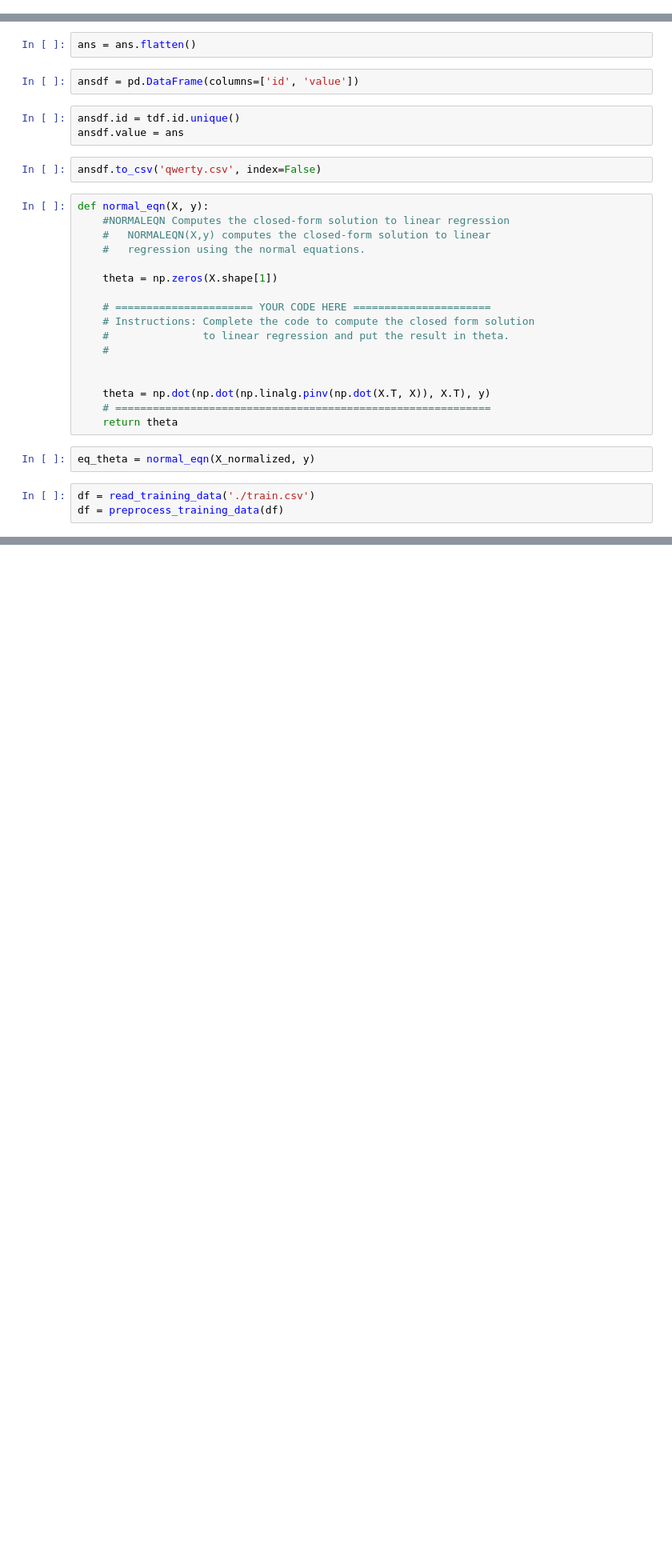
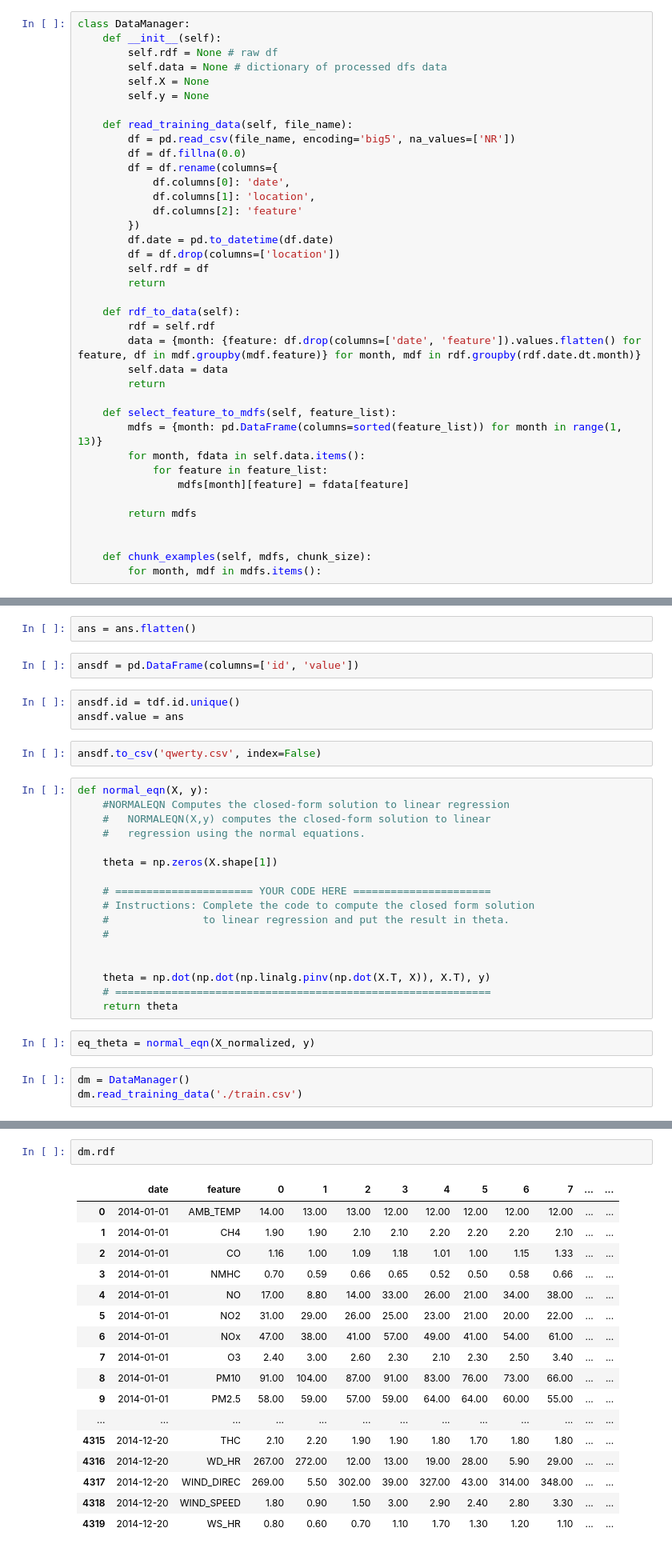
Before and after one commit to cigarbeer/ML2018SPRING, a Jupyter notebook: hw1/Untitled.ipynb, the cells around one changed output, grey strips where cells are left out. Shown at 80% size. Drawn from its saved outputs; the diff is of its cells as text; blank space fills up the shorter version.

```diff
--- a/hw1/Untitled.ipynb
+++ b/hw1/Untitled.ipynb
@@ -1,6 +1,44 @@
 # %%
 import numpy as np
 import pandas as pd
+# %%
+class DataManager:
+    def __init__(self):
+        self.rdf = None # raw df
+        self.data = None # dictionary of processed dfs data
+        self.X = None
+        self.y = None
+
+    def read_training_data(self, file_name):
+        df = pd.read_csv(file_name, encoding='big5', na_values=['NR'])
+        df = df.fillna(0.0)
+        df = df.rename(columns={
+            df.columns[0]: 'date',
+            df.columns[1]: 'location',
+            df.columns[2]: 'feature'
+        })
+        df.date = pd.to_datetime(df.date)
+        df = df.drop(columns=['location'])
+        self.rdf = df
+        return
+
+    def rdf_to_data(self):
+        rdf = self.rdf
+        data = {month: {feature: df.drop(columns=['date', 'feature']).values.flatten() for feature, df in mdf.groupby(mdf.feature)} for month, mdf in rdf.groupby(rdf.date.dt.month)}
+        self.data = data
+        return
+
+    def select_feature_to_mdfs(self, feature_list):
+        mdfs = {month: pd.DataFrame(columns=sorted(feature_list)) for month in range(1, 13)}
+        for month, fdata in self.data.items():
+            for feature in feature_list:
+                mdfs[month][feature] = fdata[feature]
+
+        return mdfs
+
+
+    def chunk_examples(self, mdfs, chunk_size):
+        for month, mdf in mdfs.items():
 # %%
 def read_training_data(file_name, encoding='big5'):
     df = pd.read_csv(file_name, encoding=encoding, na_values=['NR'])
@@ -176,5 +214,5 @@ def normal_eqn(X, y):
 # %%
 eq_theta = normal_eqn(X_normalized, y)
 # %%
-df = read_training_data('./train.csv')
-df = preprocess_training_data(df)
+dm = DataManager()
+dm.read_training_data('./train.csv')
@@ -188,0 +243,20 @@ len(feature_df.keys())
+# %%
+dm.rdf
+# %% [output]
+|  | date | feature | 0 | 1 | 2 | 3 | 4 | 5 | 6 | 7 | ... | ... |
+| 0 | 2014-01-01 | AMB_TEMP | 14.00 | 13.00 | 13.00 | 12.00 | 12.00 | 12.00 | 12.00 | 12.00 | ... | ... |
+| 1 | 2014-01-01 | CH4 | 1.90 | 1.90 | 2.10 | 2.10 | 2.20 | 2.20 | 2.20 | 2.10 | ... | ... |
+| 2 | 2014-01-01 | CO | 1.16 | 1.00 | 1.09 | 1.18 | 1.01 | 1.00 | 1.15 | 1.33 | ... | ... |
+| 3 | 2014-01-01 | NMHC | 0.70 | 0.59 | 0.66 | 0.65 | 0.52 | 0.50 | 0.58 | 0.66 | ... | ... |
+| 4 | 2014-01-01 | NO | 17.00 | 8.80 | 14.00 | 33.00 | 26.00 | 21.00 | 34.00 | 38.00 | ... | ... |
+| 5 | 2014-01-01 | NO2 | 31.00 | 29.00 | 26.00 | 25.00 | 23.00 | 21.00 | 20.00 | 22.00 | ... | ... |
+| 6 | 2014-01-01 | NOx | 47.00 | 38.00 | 41.00 | 57.00 | 49.00 | 41.00 | 54.00 | 61.00 | ... | ... |
+| 7 | 2014-01-01 | O3 | 2.40 | 3.00 | 2.60 | 2.30 | 2.10 | 2.30 | 2.50 | 3.40 | ... | ... |
+| 8 | 2014-01-01 | PM10 | 91.00 | 104.00 | 87.00 | 91.00 | 83.00 | 76.00 | 73.00 | 66.00 | ... | ... |
+| 9 | 2014-01-01 | PM2.5 | 58.00 | 59.00 | 57.00 | 59.00 | 64.00 | 64.00 | 60.00 | 55.00 | ... | ... |
+| ... | ... | ... | ... | ... | ... | ... | ... | ... | ... | ... | ... | ... |
+| 4315 | 2014-12-20 | THC | 2.10 | 2.20 | 1.90 | 1.90 | 1.80 | 1.70 | 1.80 | 1.80 | ... | ... |
+| 4316 | 2014-12-20 | WD_HR | 267.00 | 272.00 | 12.00 | 13.00 | 19.00 | 28.00 | 5.90 | 29.00 | ... | ... |
+| 4317 | 2014-12-20 | WIND_DIREC | 269.00 | 5.50 | 302.00 | 39.00 | 327.00 | 43.00 | 314.00 | 348.00 | ... | ... |
+| 4318 | 2014-12-20 | WIND_SPEED | 1.80 | 0.90 | 1.50 | 3.00 | 2.90 | 2.40 | 2.80 | 3.30 | ... | ... |
+| 4319 | 2014-12-20 | WS_HR | 0.80 | 0.60 | 0.70 | 1.10 | 1.70 | 1.30 | 1.20 | 1.10 | ... | ... |
```
Also changed, not shown: parts of 9 cells of this notebook, 1 other file.
